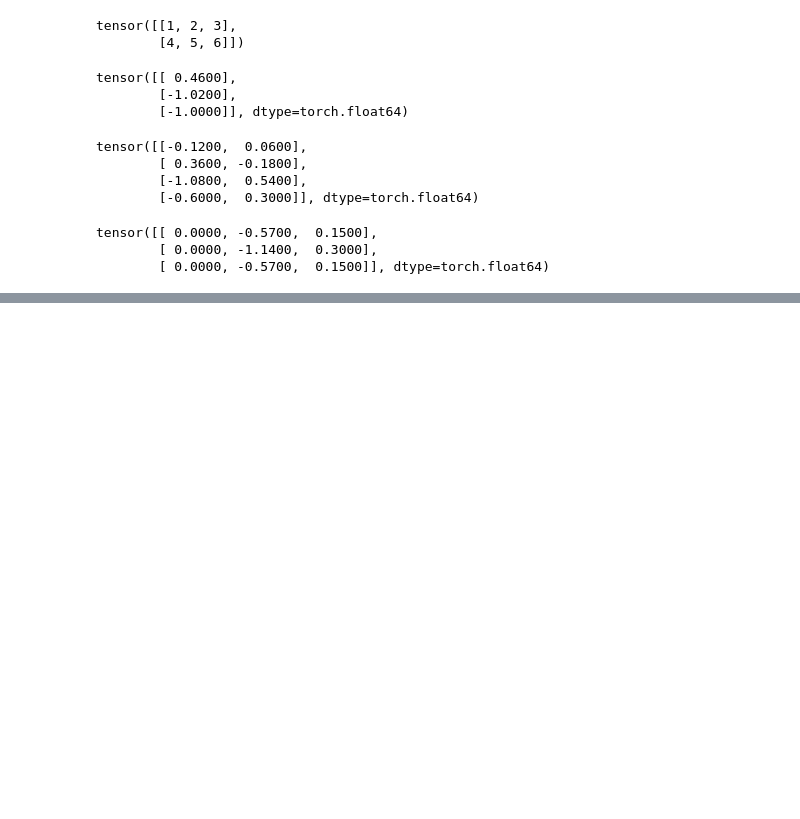
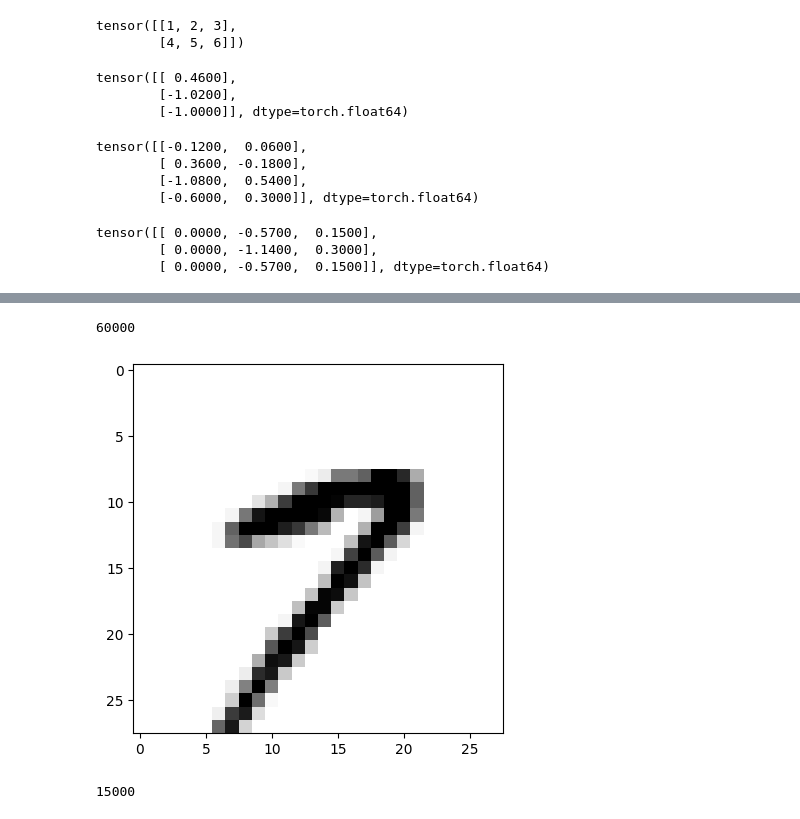
Before and after one commit to Shai2u/gis_ml_workshop_2024, a Jupyter notebook: Ex/Ex 4/neural_network_inutition.ipynb, the cells around one changed output, grey strips where cells are left out. Saved outputs shown, nothing was run; the diff lists cells and outputs as text; code cells hidden in the pictures; blank space fills up the shorter version.

```diff
--- a/Ex/Ex 4/neural_network_inutition.ipynb
+++ b/Ex/Ex 4/neural_network_inutition.ipynb
@@ -461,0 +503,2 @@ tensor([[ 0.0000, -0.5700,  0.1500],
+# %%
+df = pd.read_csv('mnist_train.csv')
@@ -461,0 +534,12 @@ tensor([[ 0.0000, -0.5700,  0.1500],
+# %%
+df['label'].value_counts().sum()
+# %% [output]
+60000
+# %%
+X = df.drop('label' , axis = 'columns')
+y = df['label']
+# %%
+plt.imshow(X.values[71].reshape(28,28),cmap='gray_r')
+plt.show()
+# %% [output]
+[figure, added]
@@ -461,0 +549,4 @@ tensor([[ 0.0000, -0.5700,  0.1500],
+# %%
+test_size
+# %% [output]
+15000
```
Also changed, not shown: parts of 16 cells of this notebook.
